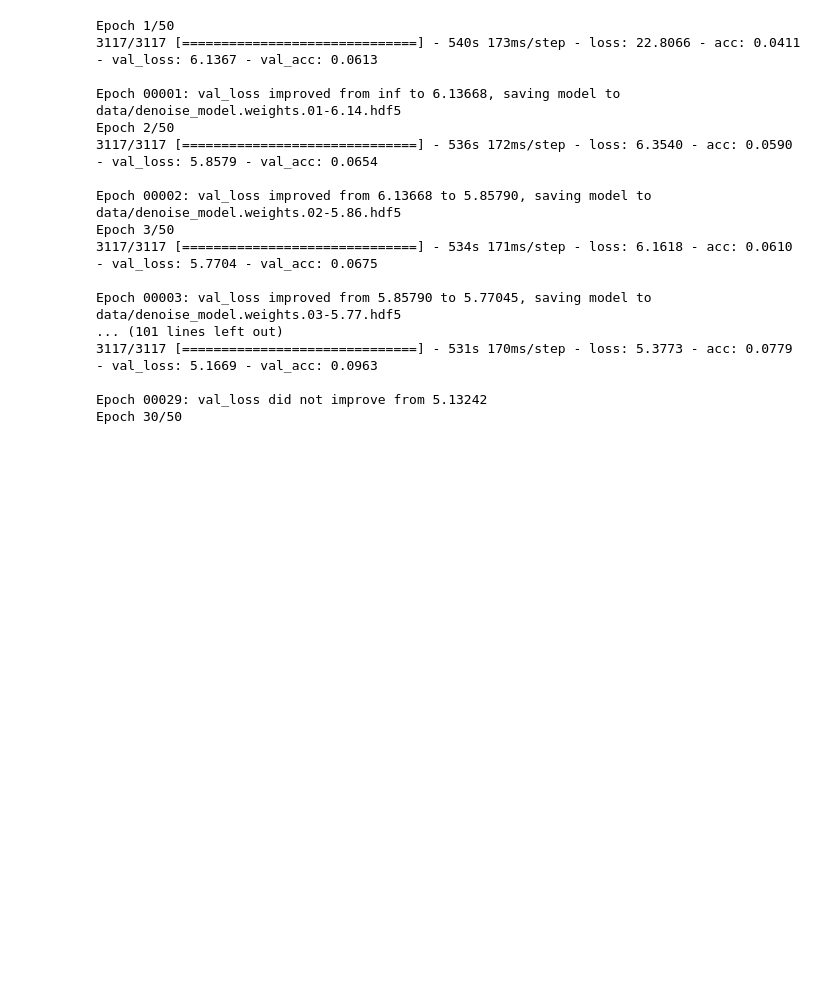
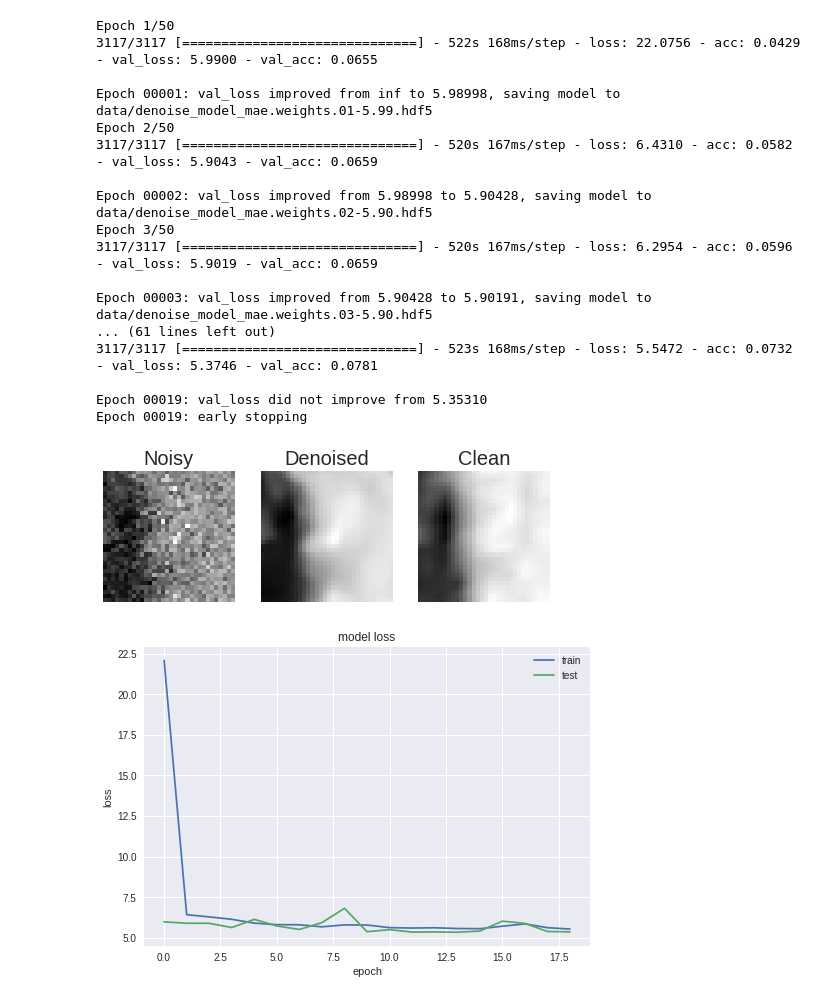
Before and after one commit to AlexMontgomerie/deepLearning, a Jupyter notebook: denoise_additive.ipynb, the cells around one changed output. Drawn from its saved outputs; the diff is of its cells as text; code cells hidden in the pictures; blank space fills up the shorter version.

```diff
--- a/denoise_additive.ipynb
+++ b/denoise_additive.ipynb
@@ -164,7 +196,4 @@ def get_denoise_model_additive(shape):
 # %%
-# optimiser
-opt  = opt = keras.optimizers.nadam()
-
 # get model
 shape = (32, 32, 1)
 denoise_model = get_denoise_model_additive(shape)
@@ -172,7 +201,7 @@ denoise_model = get_denoise_model_additive(shape)
 # callbacks
 callbacks = [
     keras.callbacks.EarlyStopping(monitor = 'val_loss', patience = 5, verbose = 3, mode= 'auto'),
-    keras.callbacks.ModelCheckpoint('data/denoise_model.weights.{epoch:02d}-{val_loss:.2f}.hdf5', verbose=1, save_best_only=True)
+    keras.callbacks.ModelCheckpoint('data/denoise_model_mae.weights.{epoch:02d}-{val_loss:.2f}.hdf5', verbose=1, save_best_only=True)
 ]
 
 denoise_model.compile(loss='mean_absolute_error', optimizer=opt, metrics=['accuracy'])
@@ -180,19 +209,31 @@ denoise_history = denoise_model.fit_generator(generator=denoise_generator, epoch
                                               verbose=1, validation_data=denoise_generator_val)
 # %% [output]
 Epoch 1/50
-3117/3117 [==============================] - 540s 173ms/step - loss: 22.8066 - acc: 0.0411 - val_loss: 6.1367 - val_acc: 0.0613
+3117/3117 [==============================] - 522s 168ms/step - loss: 22.0756 - acc: 0.0429 - val_loss: 5.9900 - val_acc: 0.0655
 
-Epoch 00001: val_loss improved from inf to 6.13668, saving model to data/denoise_model.weights.01-6.14.hdf5
+Epoch 00001: val_loss improved from inf to 5.98998, saving model to data/denoise_model_mae.weights.01-5.99.hdf5
 Epoch 2/50
-3117/3117 [==============================] - 536s 172ms/step - loss: 6.3540 - acc: 0.0590 - val_loss: 5.8579 - val_acc: 0.0654
+3117/3117 [==============================] - 520s 167ms/step - loss: 6.4310 - acc: 0.0582 - val_loss: 5.9043 - val_acc: 0.0659
 
-Epoch 00002: val_loss improved from 6.13668 to 5.85790, saving model to data/denoise_model.weights.02-5.86.hdf5
+Epoch 00002: val_loss improved from 5.98998 to 5.90428, saving model to data/denoise_model_mae.weights.02-5.90.hdf5
 Epoch 3/50
-3117/3117 [==============================] - 534s 171ms/step - loss: 6.1618 - acc: 0.0610 - val_loss: 5.7704 - val_acc: 0.0675
+3117/3117 [==============================] - 520s 167ms/step - loss: 6.2954 - acc: 0.0596 - val_loss: 5.9019 - val_acc: 0.0659
 
-Epoch 00003: val_loss improved from 5.85790 to 5.77045, saving model to data/denoise_model.weights.03-5.77.hdf5
-... (101 lines left out)
-3117/3117 [==============================] - 531s 170ms/step - loss: 5.3773 - acc: 0.0779 - val_loss: 5.1669 - val_acc: 0.0963
+Epoch 00003: val_loss improved from 5.90428 to 5.90191, saving model to data/denoise_model_mae.weights.03-5.90.hdf5
+... (61 lines left out)
+3117/3117 [==============================] - 523s 168ms/step - loss: 5.5472 - acc: 0.0732 - val_loss: 5.3746 - val_acc: 0.0781
 
-Epoch 00029: val_loss did not improve from 5.13242
-Epoch 30/50
+Epoch 00019: val_loss did not improve from 5.35310
+Epoch 00019: early stopping
+# %%
+plot_denoise(denoise_model)
+plt.plot(denoise_history.history['loss'])
+plt.plot(denoise_history.history['val_loss'])
+plt.title('model loss')
+plt.ylabel('loss')
+plt.xlabel('epoch')
+plt.legend(['train', 'test'], loc='upper right')
+plt.show()
+# %% [output]
+[figure, added]
+[figure, added]
```
Also changed, not shown: parts of 3 cells of this notebook.
